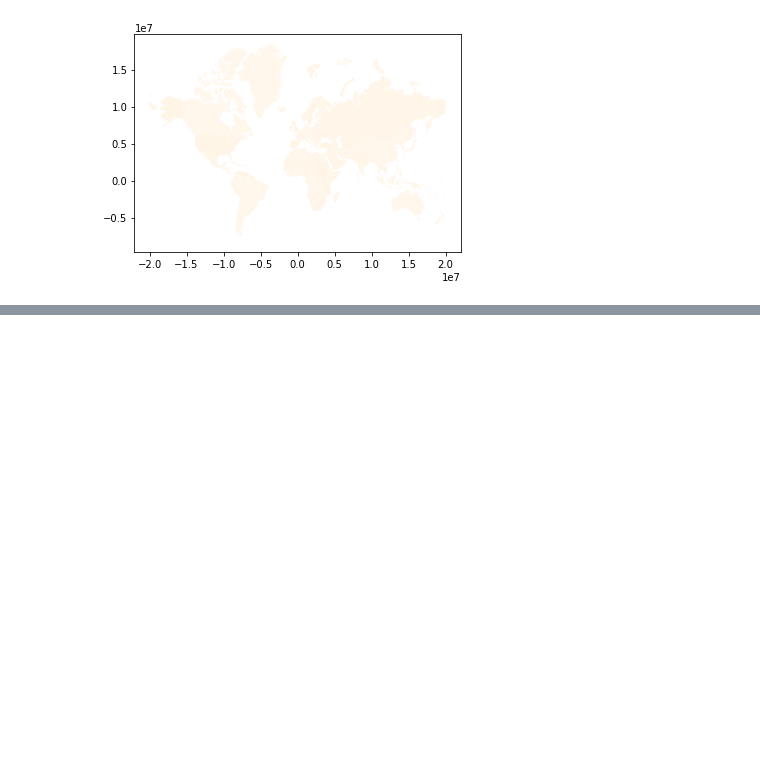
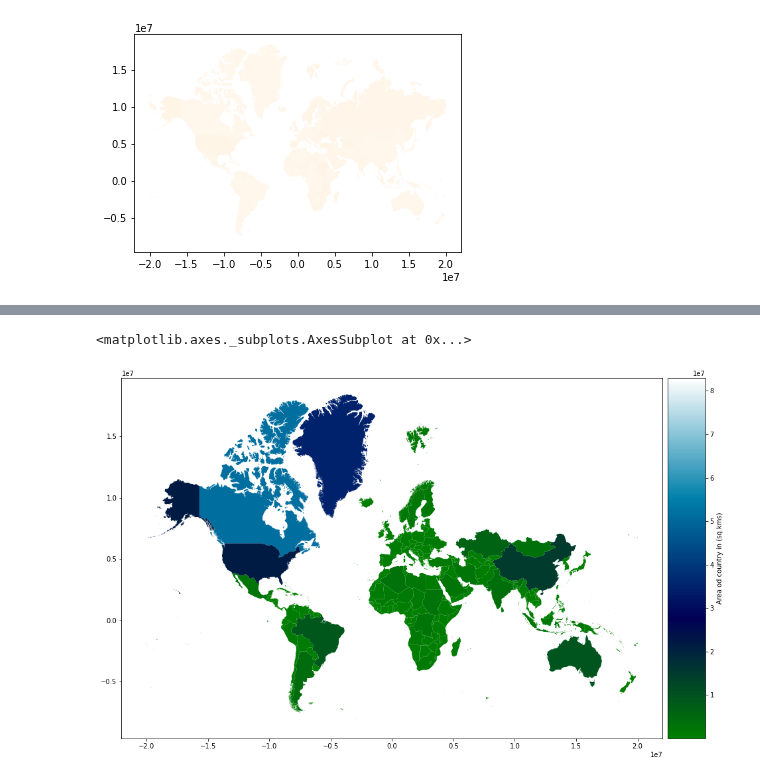
Before and after one commit to Eswa2020/data-prep-project, a Jupyter notebook: geopandas.ipynb, the cells around one changed output, grey strips where cells are left out. Cells and saved outputs as stored; diff of their text form; code cells hidden in the pictures; blank space fills up the shorter version.

```diff
--- a/geopandas.ipynb
+++ b/geopandas.ipynb
@@ -195,0 +239,8 @@ world_data3.plot(column='NAME',cmap='OrRd',scheme='quantiles')
+# %%
+fig,ax=plt.subplots(figsize=(20,10))
+divider=make_axes_locatable(ax)
+cax=divider.append_axes("right",size="7%",pad=0.1)
+world_data3.plot(column='area',cmap='ocean',legend=True,legend_kwds={'label':'Area od country in (sq.kms)'},ax=ax,cax=cax)
+# %% [output]
+<matplotlib.axes._subplots.AxesSubplot at 0x...>
+[figure, added]
```
Also changed, not shown: parts of 7 cells of this notebook.
